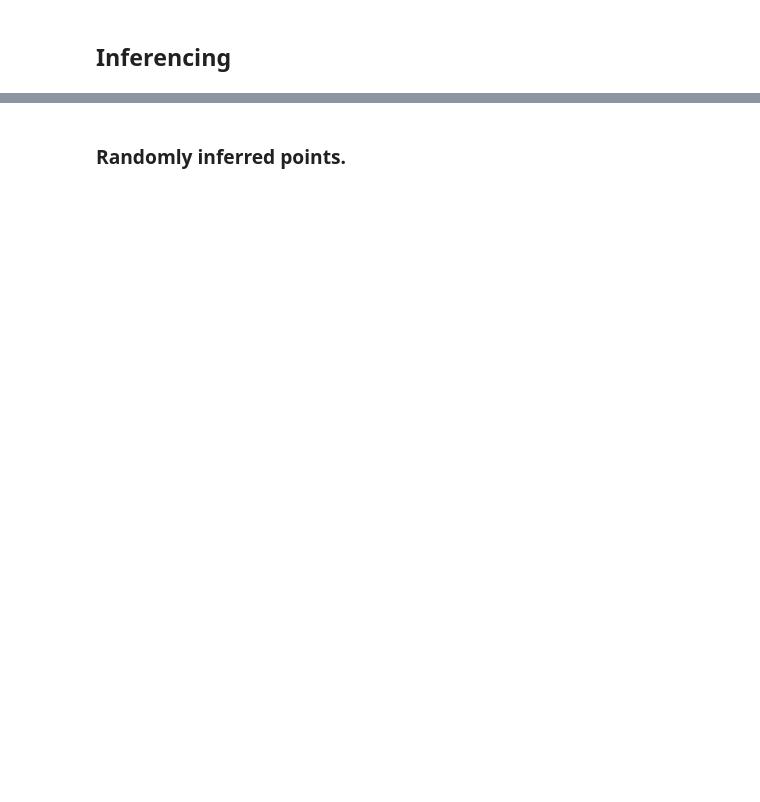
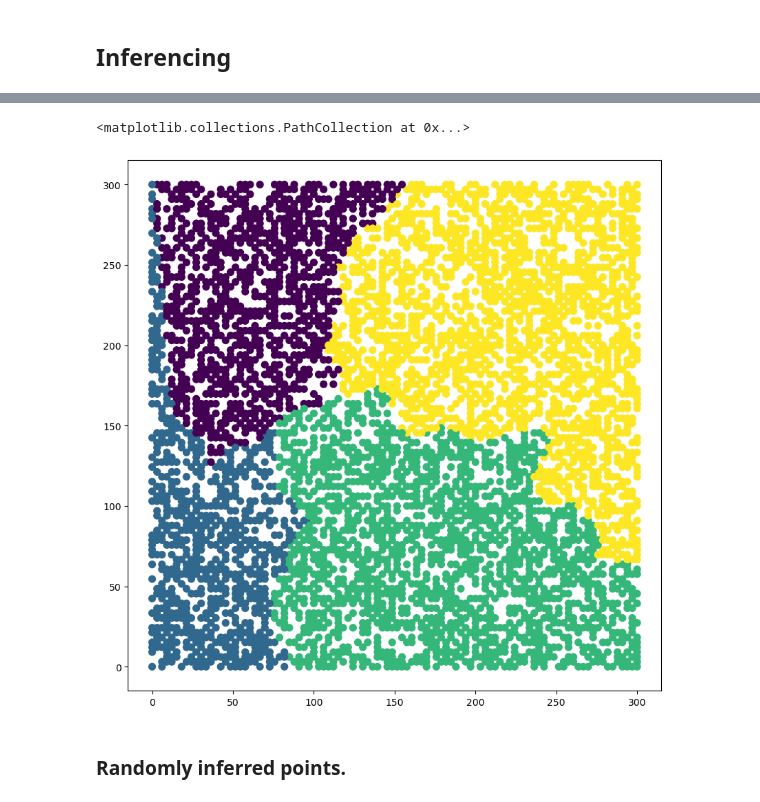
Before and after one commit to PRigas96/GeoCluster, a Jupyter notebook: 1stHierarchy_simple.ipynb, the cells around one changed output, grey strips where cells are left out. Saved outputs shown, nothing was run; the diff lists cells and outputs as text; code cells hidden in the pictures; blank space fills up the shorter version.

```diff
--- a/1stHierarchy_simple.ipynb
+++ b/1stHierarchy_simple.ipynb
@@ -286,15 +288,18 @@ pt.plot_data_on_manifold(fig, ax, squares, size=10, limits=[0, 300, 0, 300]) # p
 # %%
 # Take 5000 randomly of those 10000 points randomly in [0,300]x[0,300].
 infer_points = torch.from_numpy(infer_points)
 infer_points = infer_points[torch.randperm(infer_points.shape[0])][:5000]
 infer_points = infer_points.to(device)
-classes = teacher.best_vor_model(infer_points)
+classes = student(infer_points)
 z = classes.max(1)[-1].cpu().detach().numpy()
 infer_points = infer_points.cpu().detach().numpy()
 # plot infer_points
 fig = plt.figure(figsize=(10, 10))
 ax = fig.add_subplot(111)
 ax.scatter(infer_points[:, 0], infer_points[:, 1], c=z, s=50)
+# %% [output]
+<matplotlib.collections.PathCollection at 0x...>
+[figure, added]
 # %% [markdown]
 ### Randomly inferred points.
 # %%
```
Also changed, not shown: parts of 17 cells of this notebook, 1 other file.
